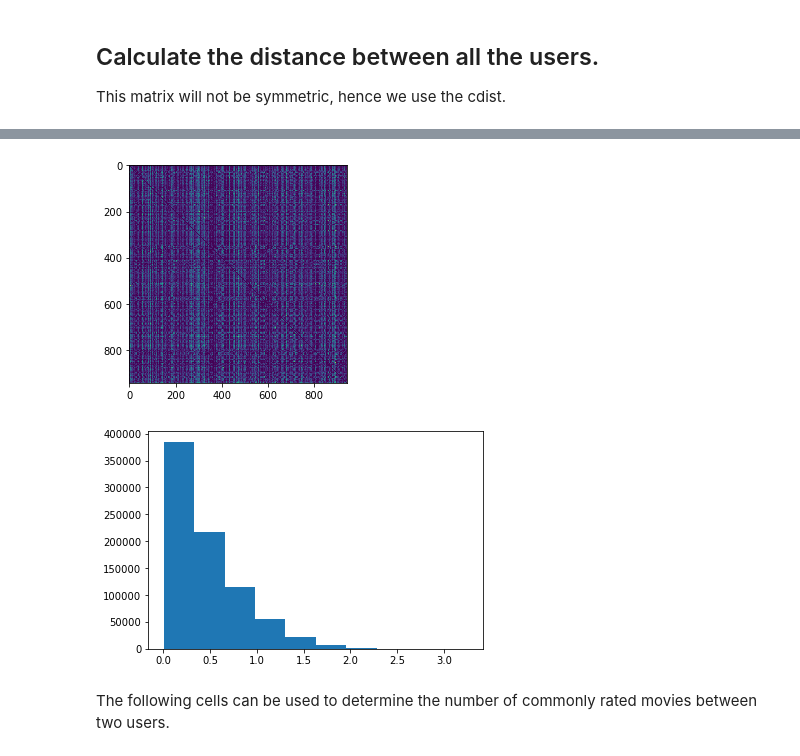
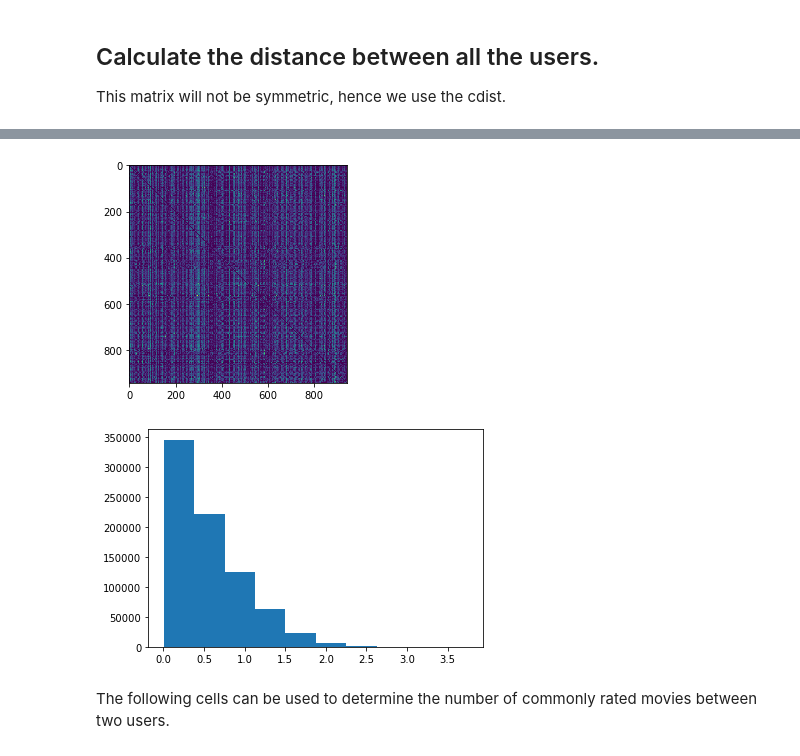
Before and after one commit to Lambo97/MovieRecommendation, a Jupyter notebook: src/near_user_prediction.ipynb, the cells around one changed output, grey strips where cells are left out. Cells and saved outputs as stored; diff of their text form; code cells hidden in the pictures.

Commit message:
visualisation + graph + near user

```diff
--- a/src/near_user_prediction.ipynb
+++ b/src/near_user_prediction.ipynb
@@ -16,3 +21,6 @@ from IPython.display import display, clear_output
 # %%
 DATA_PATH = '../data/ml-100k-convert/'
 os.getcwd()
+DATA_PATH = '../data/ml-100k-convert/'
+GENERATED_PATH = '../generated/'
+RESULT_PATH = '../results/'
@@ -42,6 +48,11 @@ nb_users = len(lens_ratings.UserId.unique())
 nb_movies = len(lens_ratings.MovieId.unique())
 print('There are {} users'.format(nb_users))
 print('There are {} movies'.format(nb_movies))
+
+movies = pd.read_csv(GENERATED_PATH+'final_movies.csv')
+movies_id = movies['ML-100k-convertId'].to_list()
+lens_ratings = lens_ratings[lens_ratings.MovieId.isin(movies_id)]
+lens_ratings
 # %% [output]
 There are 943 users
 There are 1682 movies
@@ -114,6 +130,8 @@ def user_distance2(ratingsA, ratingsB):
         return np.inf
 
 def user_weight_simple(ratingsA, ratingsB):
+    if np.count_nonzero(ratingsA) == 0:
+        return 0
     mask = np.intersect1d(ratingsA.nonzero()[0], ratingsB.nonzero()[0])
     diff_ratings = np.abs((ratingsA[mask] - ratingsB[mask]))
     return np.sum(4 - diff_ratings) / (np.count_nonzero(ratingsA))
@@ -138,7 +156,6 @@ pd.DataFrame(ratings_sample)
 ## Calculate the distance between all the users.
 This matrix will not be symmetric, hence we use the cdist.
 # %%
-#weight_matrix = squareform(pdist(ratings_test, user_weight_simple))
-weight_matrix = (cdist(rating_train, rating_train, user_weight_simple))
-np.fill_diagonal(weight_matrix,0)
+weight_matrix_raw = (cdist(rating_train, rating_train, user_weight_simple))
+np.fill_diagonal(weight_matrix_raw,0)
 # %% [markdown]
@@ -164,13 +184,13 @@ pd.DataFrame(weight_matrix)
 # %%
-plt.imshow(weight_matrix)
+plt.imshow(weight_matrix_raw)
 plt.show()
 # %% [output]
-[figure, old version]
+[figure, new version]
 # %%
-plt.hist(weight_matrix[weight_matrix > 0].flatten())
+plt.hist(weight_matrix_raw[weight_matrix_raw > 0].flatten())
 plt.show()
 # %% [output]
-[figure, old version]
+[figure, new version]
 # %% [markdown]
 The following cells can be used to determine the number of commonly rated movies between two users.
 # %% [markdown]
```
Also changed, not shown: parts of 74 cells of this notebook, 41 other files.
